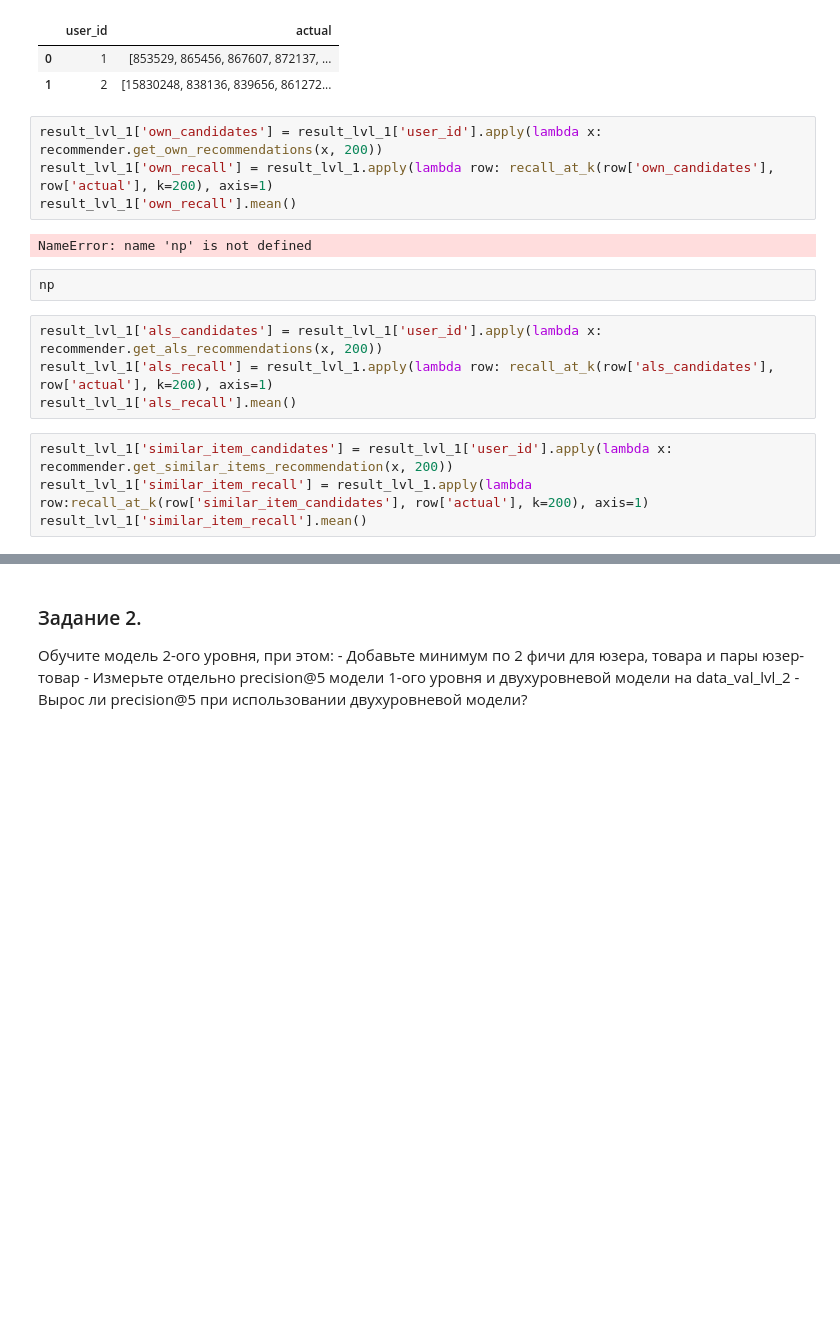
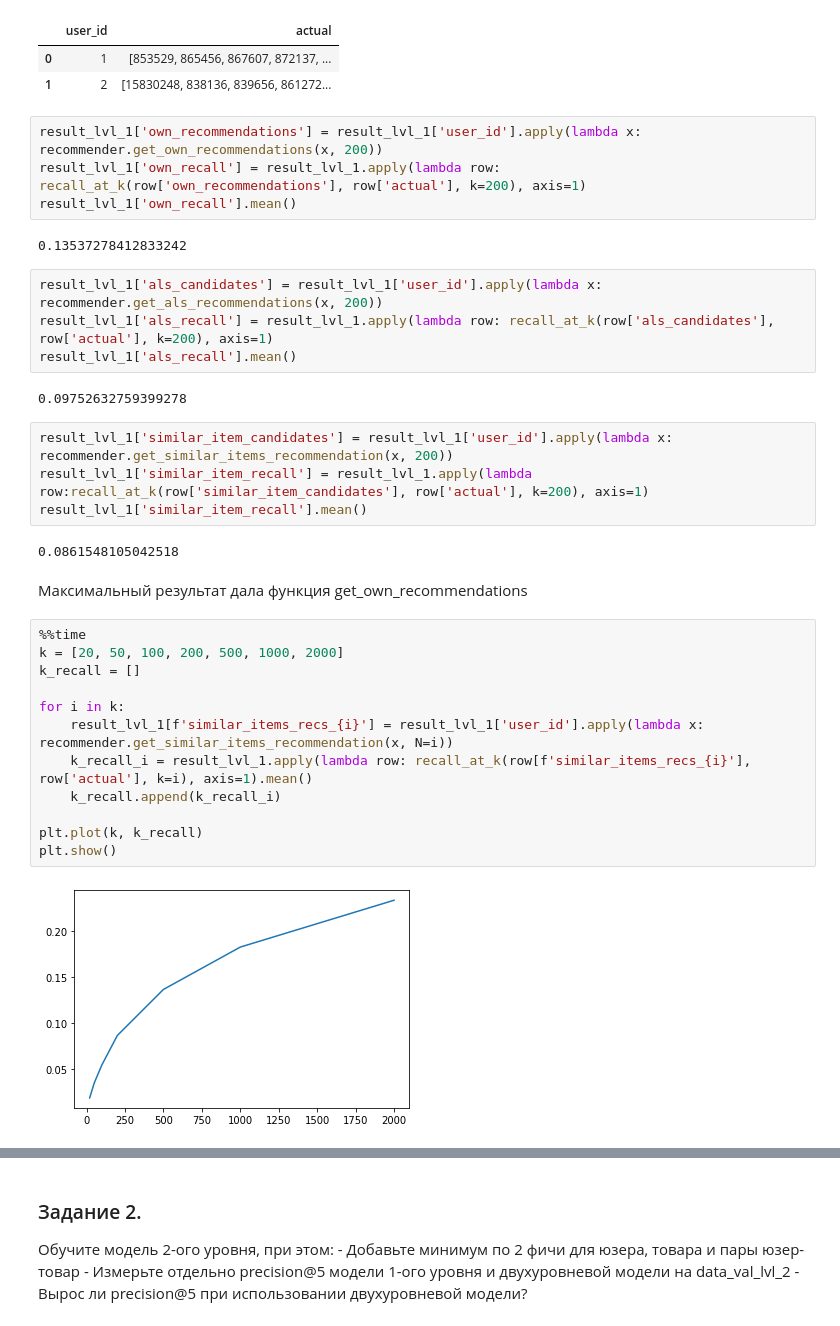
Before and after one commit to daniilstv/recommended_systems, a Jupyter notebook: hw_webinar_6.ipynb, the cells around one changed output, grey strips where cells are left out. Saved outputs shown, nothing was run; the diff lists cells and outputs as text; blank space fills up the shorter version.

```diff
--- a/hw_webinar_6.ipynb
+++ b/hw_webinar_6.ipynb
@@ -114,18 +114,36 @@ result_lvl_1.head(2)
 | 0 | 1 | [853529, 865456, 867607, 872137, ... |
 | 1 | 2 | [15830248, 838136, 839656, 861272... |
 # %%
-result_lvl_1['own_candidates'] = result_lvl_1['user_id'].apply(lambda x: recommender.get_own_recommendations(x, 200))
-result_lvl_1['own_recall'] = result_lvl_1.apply(lambda row: recall_at_k(row['own_candidates'], row['actual'], k=200), axis=1)
+result_lvl_1['own_recommendations'] = result_lvl_1['user_id'].apply(lambda x: recommender.get_own_recommendations(x, 200))
+result_lvl_1['own_recall'] = result_lvl_1.apply(lambda row: recall_at_k(row['own_recommendations'], row['actual'], k=200), axis=1)
 result_lvl_1['own_recall'].mean()
 # %% [output]
-NameError: name 'np' is not defined
+0.13537278412833242
-# %%
-np
 # %%
 result_lvl_1['als_candidates'] = result_lvl_1['user_id'].apply(lambda x: recommender.get_als_recommendations(x, 200))
 result_lvl_1['als_recall'] = result_lvl_1.apply(lambda row: recall_at_k(row['als_candidates'], row['actual'], k=200), axis=1)
 result_lvl_1['als_recall'].mean()
+# %% [output]
+0.09752632759399278
 # %%
 result_lvl_1['similar_item_candidates'] = result_lvl_1['user_id'].apply(lambda x: recommender.get_similar_items_recommendation(x, 200))
 result_lvl_1['similar_item_recall'] = result_lvl_1.apply(lambda row:recall_at_k(row['similar_item_candidates'], row['actual'], k=200), axis=1)
 result_lvl_1['similar_item_recall'].mean()
+# %% [output]
+0.0861548105042518
+# %% [markdown]
+Максимальный результат дала функция get_own_recommendations
+# %%
+%%time
+k = [20, 50, 100, 200, 500, 1000, 2000]
+k_recall = []
+
+for i in k:
+    result_lvl_1[f'similar_items_recs_{i}'] = result_lvl_1['user_id'].apply(lambda x: recommender.get_similar_items_recommendation(x, N=i))
+    k_recall_i = result_lvl_1.apply(lambda row: recall_at_k(row[f'similar_items_recs_{i}'], row['actual'], k=i), axis=1).mean()
+    k_recall.append(k_recall_i)
+
+plt.plot(k, k_recall)
+plt.show()
+# %% [output]
+[figure, added]
```
Also changed, not shown: parts of 22 cells of this notebook.
